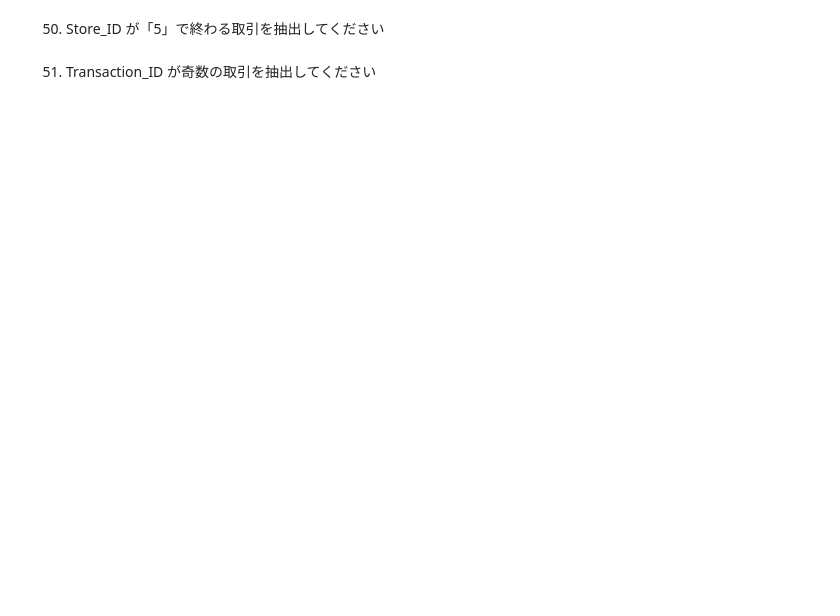
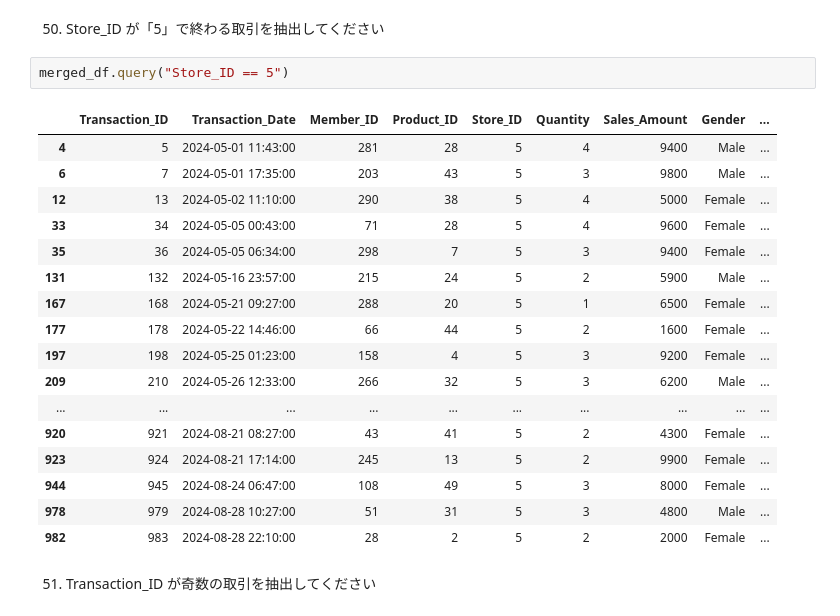
Before and after one commit to ken-hori-2/Kaggle_ws, a Jupyter notebook: 2025_Done/20250215_Done/Udemy_100本ノック_問題.ipynb, the cells around one changed output. Saved outputs shown, nothing was run; the diff lists cells and outputs as text; blank space fills up the shorter version.

```diff
--- a/2025_Done/20250215_Done/Udemy_100本ノック_問題.ipynb
+++ b/2025_Done/20250215_Done/Udemy_100本ノック_問題.ipynb
@@ -1533,4 +1691,24 @@ merged_df.groupby('Gender')['Quantity'].mean().reset_index()
 # %% [markdown]
 50. Store_ID が「5」で終わる取引を抽出してください
+# %%
+merged_df.query("Store_ID == 5")
+# %% [output]
+|  | Transaction_ID | Transaction_Date | Member_ID | Product_ID | Store_ID | Quantity | Sales_Amount | Gender | ... |
+| 4 | 5 | 2024-05-01 11:43:00 | 281 | 28 | 5 | 4 | 9400 | Male | ... |
+| 6 | 7 | 2024-05-01 17:35:00 | 203 | 43 | 5 | 3 | 9800 | Male | ... |
+| 12 | 13 | 2024-05-02 11:10:00 | 290 | 38 | 5 | 4 | 5000 | Female | ... |
+| 33 | 34 | 2024-05-05 00:43:00 | 71 | 28 | 5 | 4 | 9600 | Female | ... |
+| 35 | 36 | 2024-05-05 06:34:00 | 298 | 7 | 5 | 3 | 9400 | Female | ... |
+| 131 | 132 | 2024-05-16 23:57:00 | 215 | 24 | 5 | 2 | 5900 | Male | ... |
+| 167 | 168 | 2024-05-21 09:27:00 | 288 | 20 | 5 | 1 | 6500 | Female | ... |
+| 177 | 178 | 2024-05-22 14:46:00 | 66 | 44 | 5 | 2 | 1600 | Female | ... |
+| 197 | 198 | 2024-05-25 01:23:00 | 158 | 4 | 5 | 3 | 9200 | Female | ... |
+| 209 | 210 | 2024-05-26 12:33:00 | 266 | 32 | 5 | 3 | 6200 | Male | ... |
+| ... | ... | ... | ... | ... | ... | ... | ... | ... | ... |
+| 920 | 921 | 2024-08-21 08:27:00 | 43 | 41 | 5 | 2 | 4300 | Female | ... |
+| 923 | 924 | 2024-08-21 17:14:00 | 245 | 13 | 5 | 2 | 9900 | Female | ... |
+| 944 | 945 | 2024-08-24 06:47:00 | 108 | 49 | 5 | 3 | 8000 | Female | ... |
+| 978 | 979 | 2024-08-28 10:27:00 | 51 | 31 | 5 | 3 | 4800 | Male | ... |
+| 982 | 983 | 2024-08-28 22:10:00 | 28 | 2 | 5 | 2 | 2000 | Female | ... |
 # %% [markdown]
 51. Transaction_ID が奇数の取引を抽出してください
```
Also changed, not shown: parts of 30 cells of this notebook.
